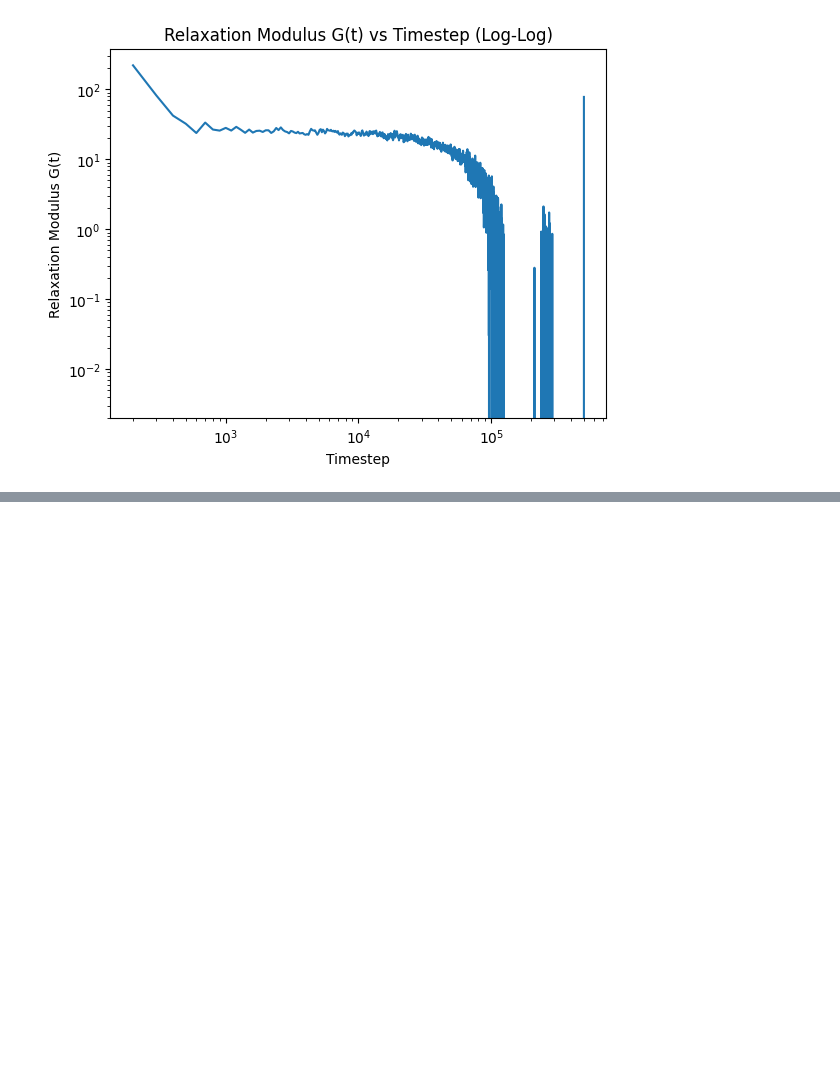
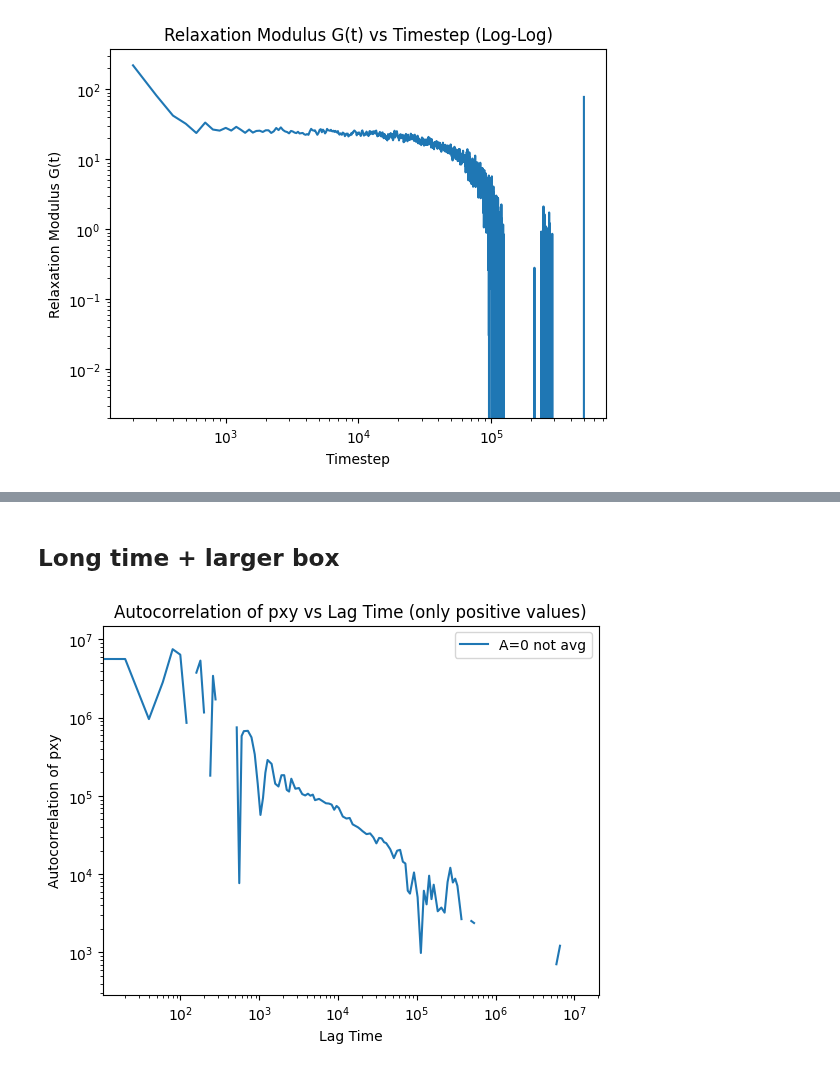
Before and after one commit to anotherbeaver/amine_polymers, a Jupyter notebook: logs/dyn_modulus mix 21 October.ipynb, the cells around one changed output, grey strips where cells are left out. Cells and saved outputs as stored; diff of their text form; code cells hidden in the pictures; blank space fills up the shorter version.

```diff
--- a/logs/dyn_modulus mix 21 October.ipynb
+++ b/logs/dyn_modulus mix 21 October.ipynb
@@ -419,0 +433,42 @@ plt.show()
+# %% [markdown]
+## Long time + larger box
+# %%
+import multipletau
+import matplotlib.pyplot as plt
+import pandas as pd
+import numpy as np
+
+file = f"logs/press_0_0_100.dat"
+data = pd.read_csv(file, delimiter=' ', skiprows=3, index_col=False, names=['timestep', 'press', 'pxx', 'pyy', 'pzz', 'pxy', 'pxz', 'pyz'])
+pxx = data['pxy'].values
+
+# average pxy over every 10 steps
+binsize = 10
+# pxy = np.convolve(pxy, np.ones(binsize)/binsize, mode='valid')
+
+# corr = multipletau.autocorrelate(pxx - np.mean(pxx), m=60, deltat=0.001 * 10)   # timestep 0.001, output every 100 steps
+
+# t = corr[:, 0]
+# G = corr[:, 1]
+
+corr = G_func(data['pxx'], data['pyy'], data['pzz'], data['pxy'], data['pxz'], data['pyz'], data['timestep'], multitau=True)
+t = corr[1]
+G = corr[0]
+
+
+G  = np.ma.masked_where(G <= 0, G)
+t  = np.ma.masked_where(G <= 0, t)
+
+# print(corr)
+plt.loglog(t, G, label=f'A={0} not avg')
+# plt.loglog(corr[:,0], -corr[:,1])
+# plt.plot(corr)
+plt.xlabel('Lag Time')
+plt.ylabel('Autocorrelation of pxy')
+# plt.ylim(1e-6, 1e3)
+# plt.xlim(1e-2, 1e3)
+plt.legend()
+plt.title('Autocorrelation of pxy vs Lag Time (only positive values)')
+plt.show()
+# %% [output]
+[figure, added]
```
Also changed, not shown: parts of 8 cells of this notebook, 4 other files.
